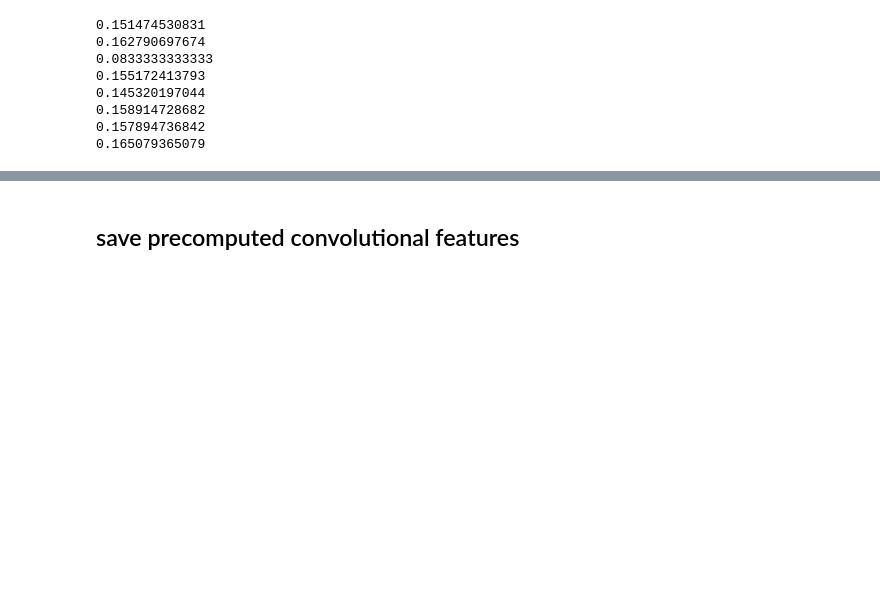
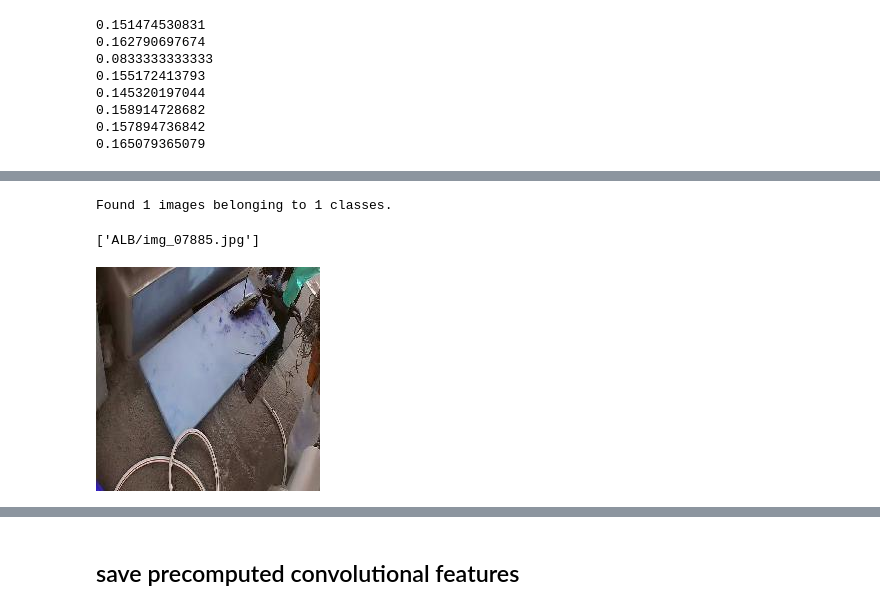
Before and after one commit to MikeHudgell/Kaggle, a Jupyter notebook: 1.0-mh-precomputed_resnet_fish.ipynb, the cells around one changed output, grey strips where cells are left out. Drawn from its saved outputs; the diff is of its cells as text; code cells hidden in the pictures; blank space fills up the shorter version.

```diff
--- a/1.0-mh-precomputed_resnet_fish.ipynb
+++ b/1.0-mh-precomputed_resnet_fish.ipynb
@@ -167,0 +278,15 @@ Found 500 images belonging to 8 classes.
+# %%
+train_datagen_test = ImageDataGenerator(preprocessing_function=preprocess_input,
+        rescale=1.25)
+train_generator_test = train_datagen_test.flow_from_directory(
+        '/home/ubuntu/data/fish/valid_c',
+        target_size=(224, 224),
+        batch_size=1,
+        #batch_size=batch_size,
+        shuffle=False,
+        class_mode = 'categorical',
+        save_to_dir = '/home/ubuntu/data/fish/output/',
+        save_prefix = 'out_',
+        save_format = 'jpeg')
+# %% [output]
+Found 1 images belonging to 1 classes.
@@ -167,0 +303,9 @@ Found 500 images belonging to 8 classes.
+# %%
+train_generator_test.filenames
+# %% [output]
+['ALB/img_07885.jpg']
+# %%
+img_dir = '/home/ubuntu/data/fish/output'
+Image(filename=img_dir + '/out__0_2664.jpeg') #out__0_8735.jpeg
+# %% [output]
+[figure, added]
```
Also changed, not shown: parts of 27 cells of this notebook.
